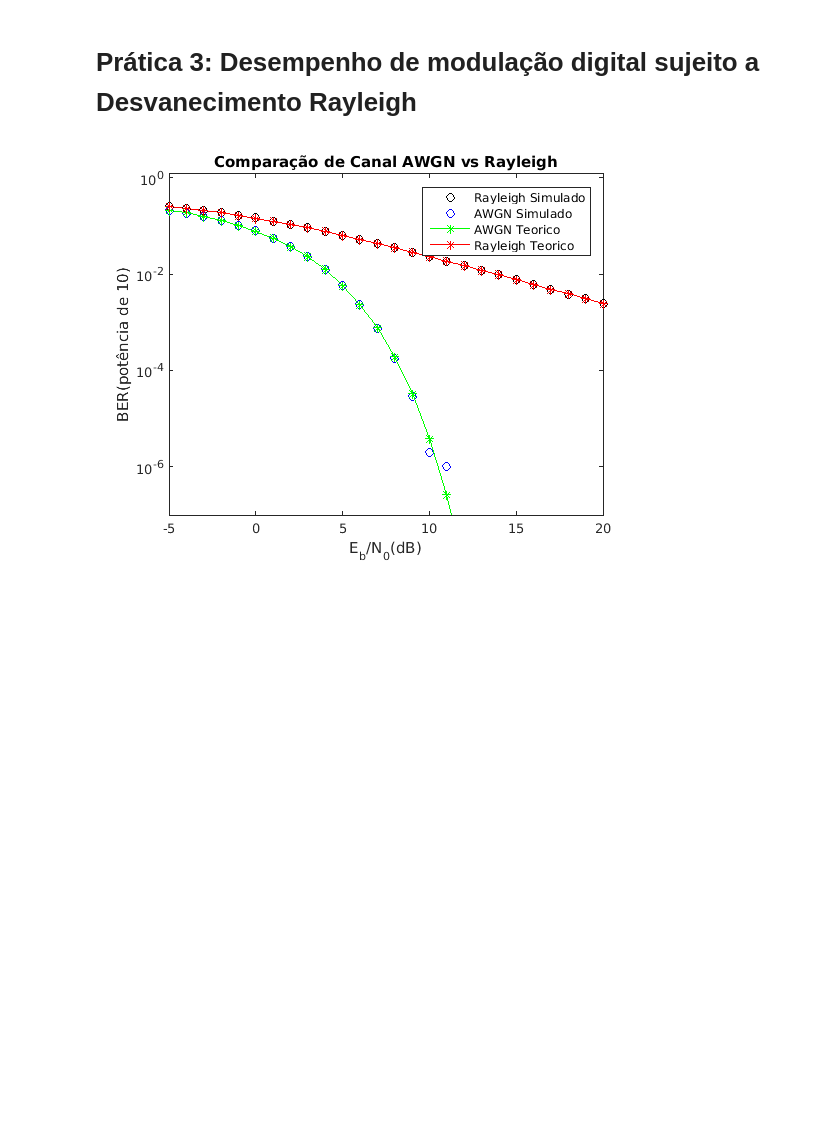
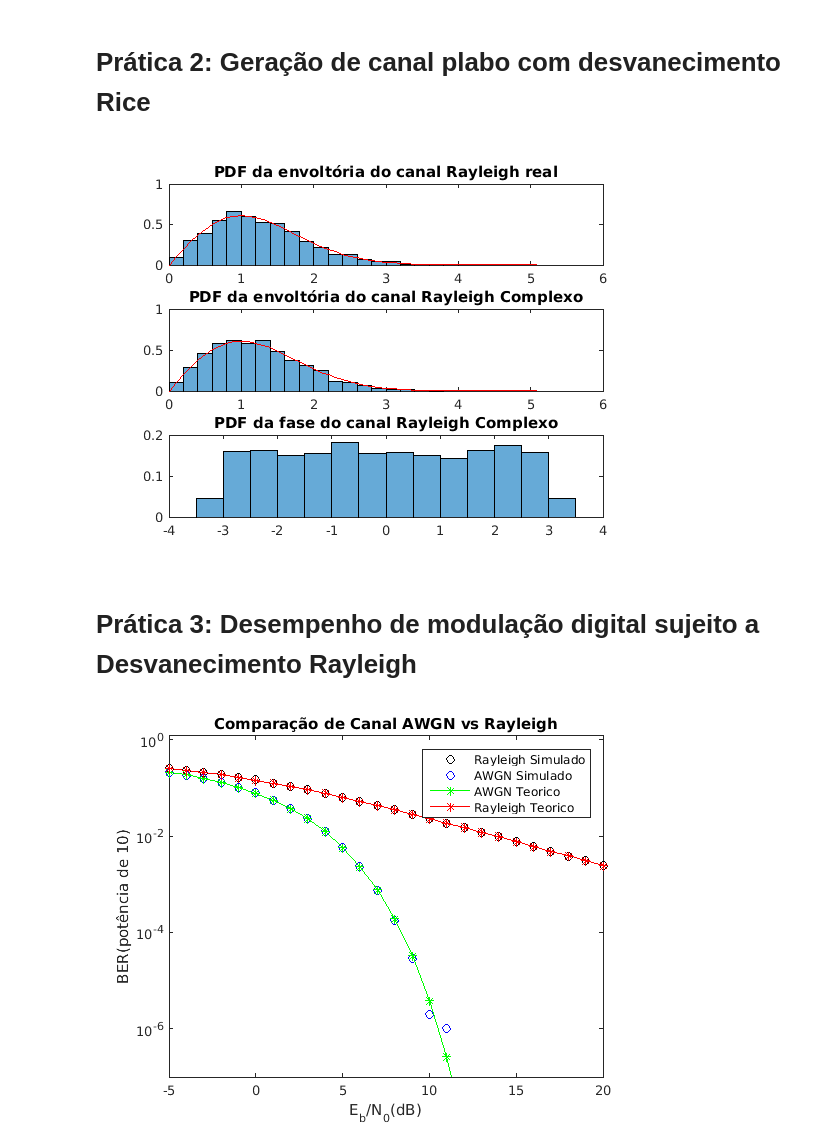
Before and after one commit to alisson-camara/alisson_DCO2004, a Jupyter notebook: Entrega_h10.ipynb, the cells around one changed output. Cells and saved outputs as stored; diff of their text form; code cells hidden in the pictures; blank space fills up the shorter version.

```diff
--- a/Entrega_h10.ipynb
+++ b/Entrega_h10.ipynb
@@ -1,3 +65,67 @@
+# %% [markdown]
+# Prática 2: Geração de  canal plabo com desvanecimento Rice
+# %%
+clear all; clc; close all;
+%
+% Parâmetros
+N = 2000;                                  % Número de amostras
+ts = 0.1;
+x=0:ts:5+ts;                     % Eixo x
+sigma = 1;                                  % Parâmetro Rayleigh
+u = rand(1,N);                      % Amostras aleatórias uniformemente distribuídas de 0 a 1
+%
+% Canal Rayleigh real via método da inversão
+rReal = sigma*sqrt(-2*log(u));        % Rayleigh via método da inversão
+%
+% PDF Rayleigh teórico
+pdfTeo = x/(sigma^2).*exp(-(x/sigma).^2/2);
+%
+% Canal Rayleigh complexo via VAs Gaussianas independentes
+rComplexo = randn(1,N)+1j*randn(1,N);
+%
+% Gráficos
+figure(1)
+subplot(3,1,1)
+% Histograma do Canal real vs PDF teórica
+histogram(rReal,'normalization','pdf');
+hold on;
+%temp = temp(0:1:length(temp1)-1);
+%width = ts;
+%bar(temp,xh/(sum(xh)*ts),width,'Histrograma das amostras - canal real')
+%
+% PDF teórica
+plot(x,pdfTeo,'r-')
+%
+title('PDF da envoltória do canal Rayleigh real')
+legend()
+%
+% Envoltória do Canal complexo
+
+subplot(3,1,2)
+% Histograma da envoltória do canal complexo vs PDF teórica
+histogram(abs(rComplexo),'normalization','pdf');
+hold on;
+%temp = temp(0:length(temp)-1);
+%width = ts;
+%bar(temp,xh/(sum(xh)*ts),width,'Histrograma das amostras - canal complexo')
+%
+% PDF teórica
+plot(x,pdfTeo,'r-')
+
+%
+title('PDF da envoltória do canal Rayleigh Complexo')
+
+
+% Histrograma da Fase do Canal complexo
+
+subplot(3,1,3)
+histogram(angle(rComplexo),'normalization','pdf');
+hold on;
+%tempra = tempra(0:length(tempra)-1);
+%bar(180/pi*tempra,xhra/(sum(xhra)*ts),30)
+title('PDF da fase do canal Rayleigh Complexo')
+# %% [output]
+[figure, added]
 # %% [markdown]
 # Prática 3: Desempenho de modulação digital sujeito a Desvanecimento Rayleigh
 # %%
```
Also changed, not shown: parts of 2 cells of this notebook.
